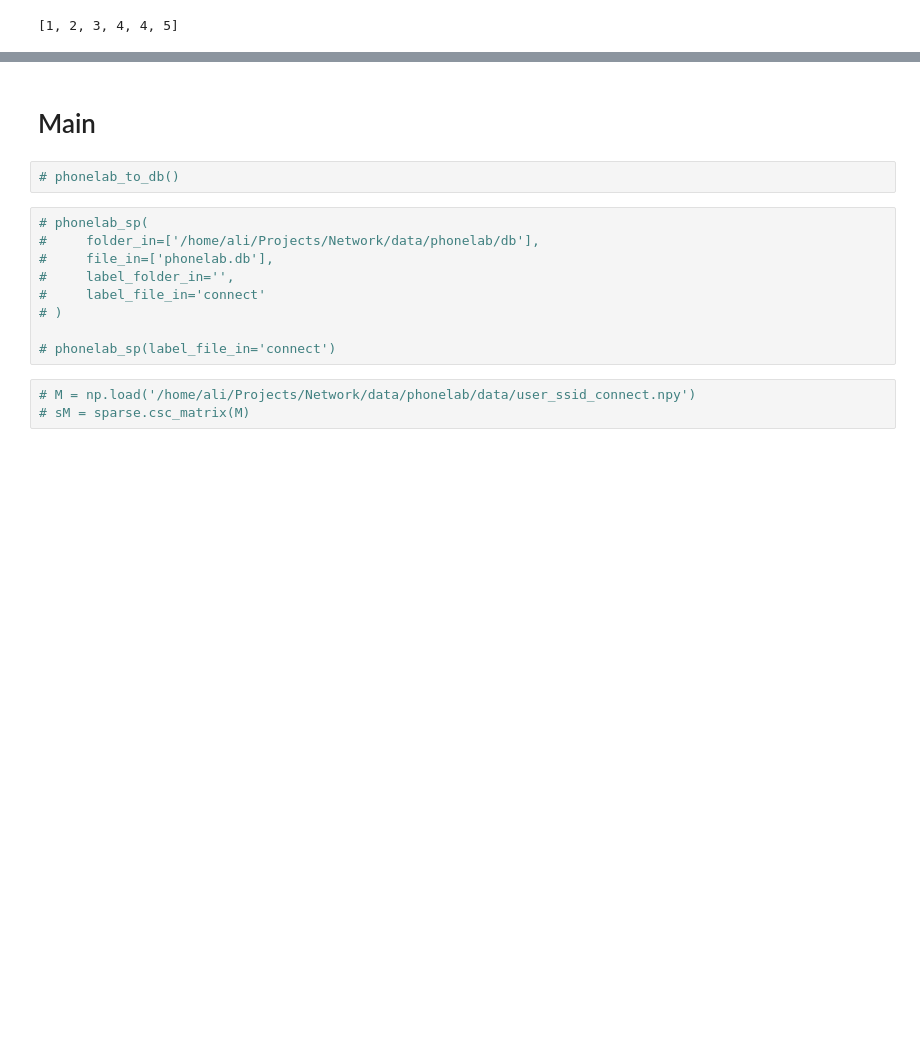
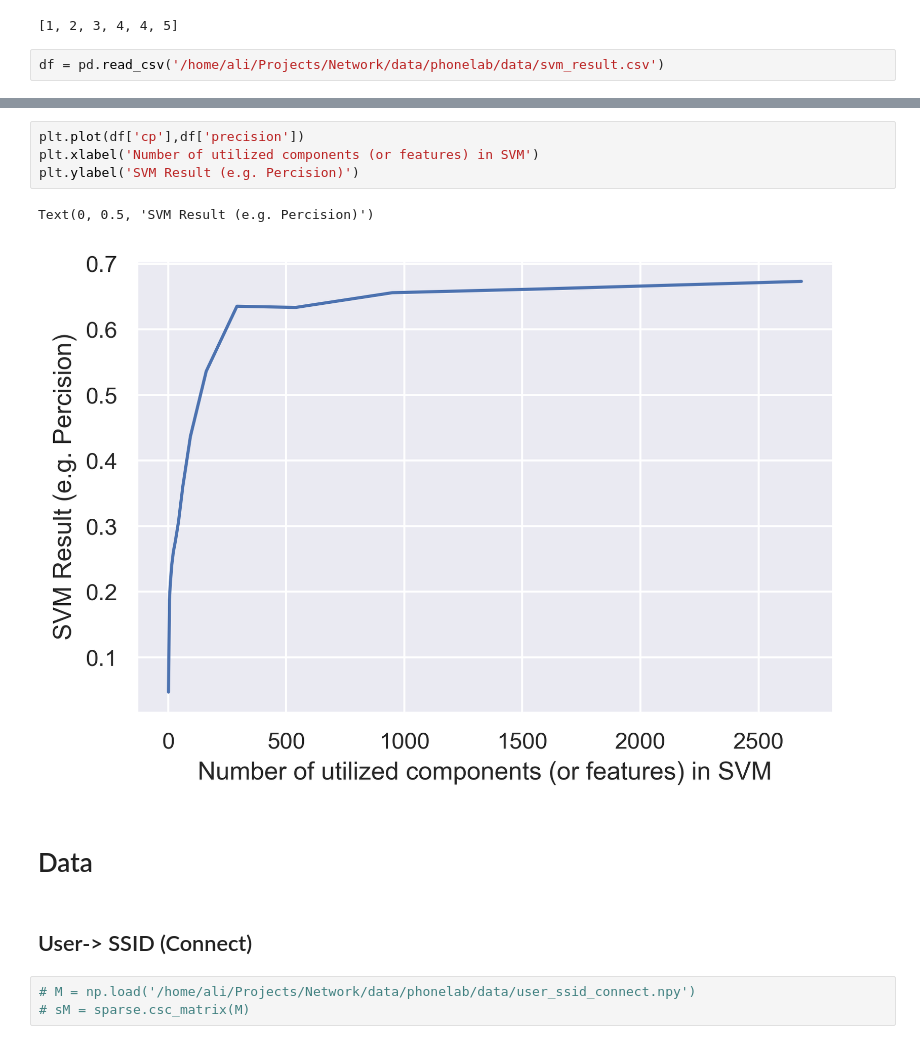
Before and after one commit to alifta/network, a Jupyter notebook: phonelab.ipynb, the cells around one changed output, grey strips where cells are left out. Drawn from its saved outputs; the diff is of its cells as text; blank space fills up the shorter version.

```diff
--- a/phonelab.ipynb
+++ b/phonelab.ipynb
@@ -47,3 +50,5 @@ l.extend((4,5))
 l
 # %% [output]
 [1, 2, 3, 4, 4, 5]
+# %%
+df = pd.read_csv('/home/ali/Projects/Network/data/phonelab/data/svm_result.csv')
@@ -50,16 +76,14 @@ l
+# %%
+plt.plot(df['cp'],df['precision'])
+plt.xlabel('Number of utilized components (or features) in SVM')
+plt.ylabel('SVM Result (e.g. Percision)')
+# %% [output]
+Text(0, 0.5, 'SVM Result (e.g. Percision)')
+[figure, added]
 # %% [markdown]
-# Main
+# Data
-# %%
-# phonelab_to_db()
-# %%
-# phonelab_sp(
-#     folder_in=['/home/ali/Projects/Network/data/phonelab/db'],
-#     file_in=['phonelab.db'],
-#     label_folder_in='',
-#     label_file_in='connect'
-# )
-
-# phonelab_sp(label_file_in='connect')
+# %% [markdown]
+## User-> SSID (Connect)
 # %%
 # M = np.load('/home/ali/Projects/Network/data/phonelab/data/user_ssid_connect.npy')
 # sM = sparse.csc_matrix(M)
```
Also changed, not shown: parts of 75 cells of this notebook, 3 other files.
